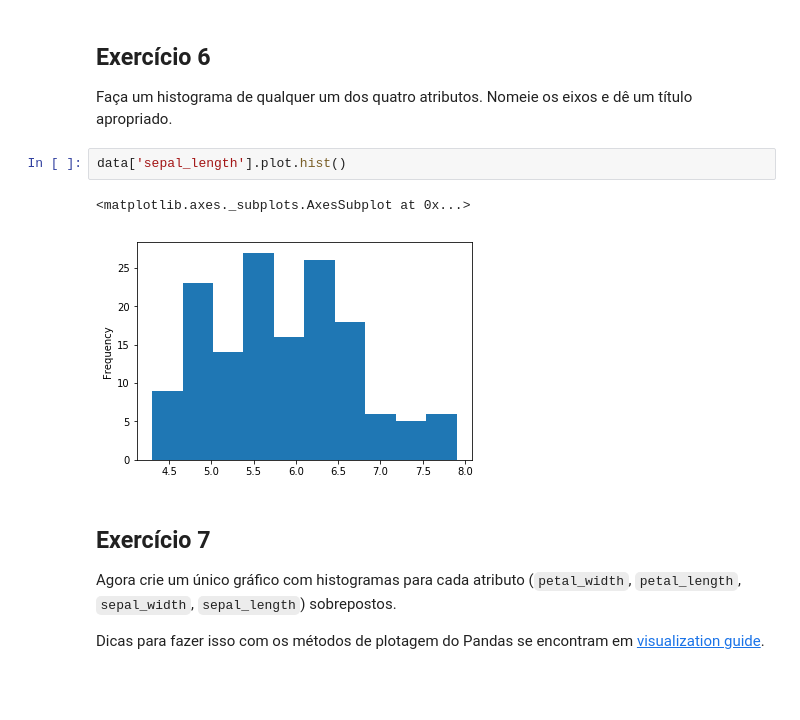
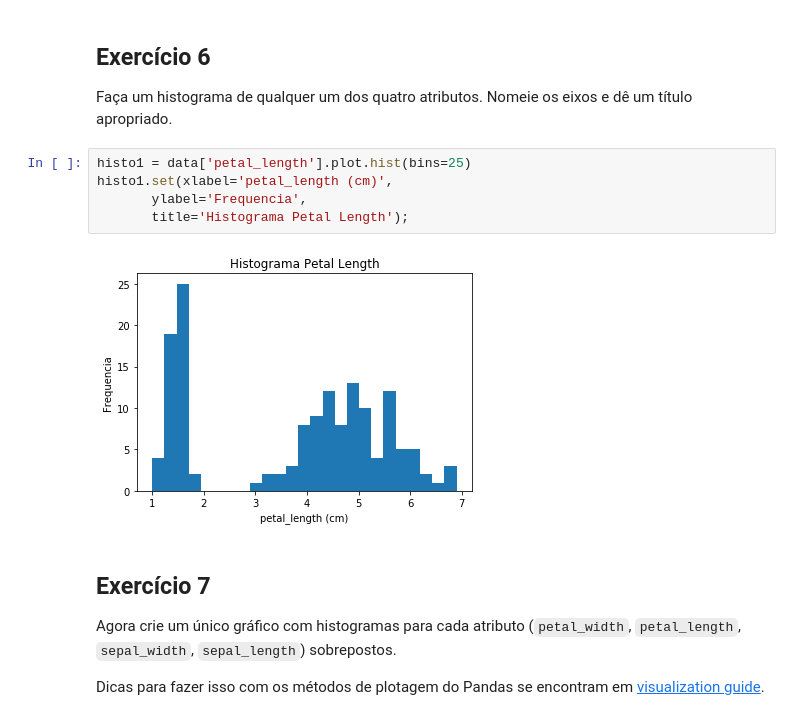
Before and after one commit to felipe-morais/UFABC-ML-2018, a Jupyter notebook: Introduction_to_Machine_Learning_and_Toolkit.ipynb, the cells around one changed output. Cells and saved outputs as stored; diff of their text form; blank space fills up the shorter version.

```diff
--- a/Introduction_to_Machine_Learning_and_Toolkit.ipynb
+++ b/Introduction_to_Machine_Learning_and_Toolkit.ipynb
@@ -148,11 +148,13 @@ scatter.set(xlabel='Sepal Length',
 ## Exercício 6
 
 Faça um histograma de qualquer um dos quatro atributos. Nomeie os eixos e dê um título apropriado.
-# %%
-data['sepal_length'].plot.hist()
-# %% [output]
-<matplotlib.axes._subplots.AxesSubplot at 0x...>
-[figure, removed]
+# %%
+histo1 = data['petal_length'].plot.hist(bins=25)
+histo1.set(xlabel='petal_length (cm)',
+       ylabel='Frequencia',
+       title='Histograma Petal Length');
+# %% [output]
+[figure, added]
 # %% [markdown]
 ## Exercício 7
 
```
Also changed, not shown: parts of 4 cells of this notebook.
